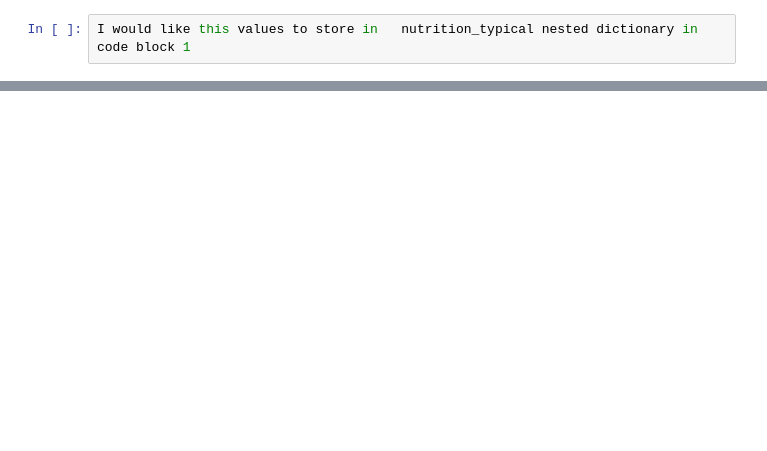
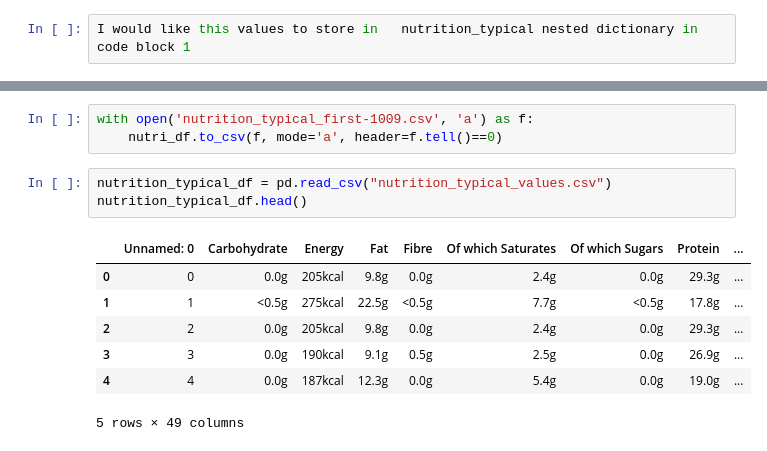
Before and after one commit to szabeenglobal/Ai-core-Project-1-Web_Scraping, a Jupyter notebook: table_extraction code.ipynb, the cells around one changed output, grey strips where cells are left out. Saved outputs shown, nothing was run; the diff lists cells and outputs as text; blank space fills up the shorter version.

```diff
--- a/table_extraction code.ipynb
+++ b/table_extraction code.ipynb
@@ -126,0 +84,14 @@ nutri_df.head
+# %%
+with open('nutrition_typical_first-1009.csv', 'a') as f:
+    nutri_df.to_csv(f, mode='a', header=f.tell()==0)
+# %%
+nutrition_typical_df = pd.read_csv("nutrition_typical_values.csv")
+nutrition_typical_df.head()
+# %% [output]
+|  | Unnamed: 0 | Carbohydrate | Energy | Fat | Fibre | Of which Saturates | Of which Sugars | Protein | ... |
+| 0 | 0 | 0.0g | 205kcal | 9.8g | 0.0g | 2.4g | 0.0g | 29.3g | ... |
+| 1 | 1 | <0.5g | 275kcal | 22.5g | <0.5g | 7.7g | <0.5g | 17.8g | ... |
+| 2 | 2 | 0.0g | 205kcal | 9.8g | 0.0g | 2.4g | 0.0g | 29.3g | ... |
+| 3 | 3 | 0.0g | 190kcal | 9.1g | 0.5g | 2.5g | 0.0g | 26.9g | ... |
+| 4 | 4 | 0.0g | 187kcal | 12.3g | 0.0g | 5.4g | 0.0g | 19.0g | ... |
+5 rows × 49 columns
```
Also changed, not shown: parts of 18 cells of this notebook.
